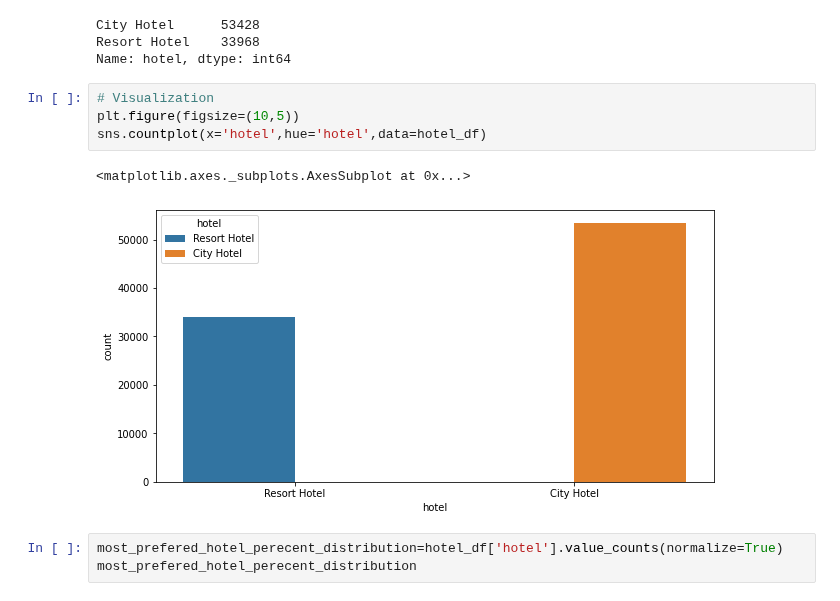
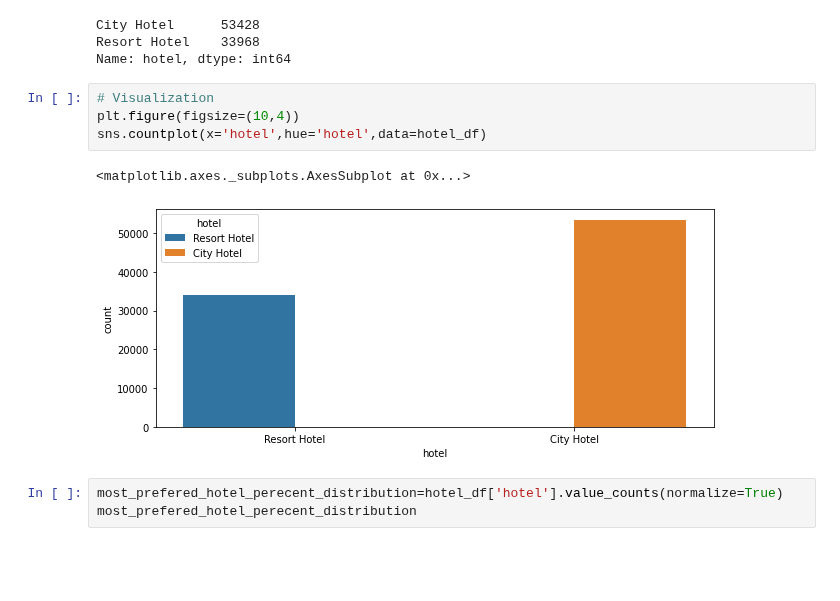
Before and after one commit to sarathsoman14/sarathsoman14-Hotel-Booking-Exploratory-Data-Analysis-EDA-, a Jupyter notebook: Hotel_Booking_Exploratory_Data_Analysis_Capstone_Project.ipynb, the cells around one changed output. Saved outputs shown, nothing was run; the diff lists cells and outputs as text; blank space fills up the shorter version.

```diff
--- a/Hotel_Booking_Exploratory_Data_Analysis_Capstone_Project.ipynb
+++ b/Hotel_Booking_Exploratory_Data_Analysis_Capstone_Project.ipynb
@@ -235,11 +235,11 @@ Resort Hotel    33968
 Name: hotel, dtype: int64
 # %%
 # Visualization
-plt.figure(figsize=(10,5))
+plt.figure(figsize=(10,4))
 sns.countplot(x='hotel',hue='hotel',data=hotel_df)
 # %% [output]
 <matplotlib.axes._subplots.AxesSubplot at 0x...>
-[figure, old version]
+[figure, new version]
 # %%
 most_prefered_hotel_perecent_distribution=hotel_df['hotel'].value_counts(normalize=True)
 most_prefered_hotel_perecent_distribution
```
Also changed, not shown: parts of 34 cells of this notebook.
